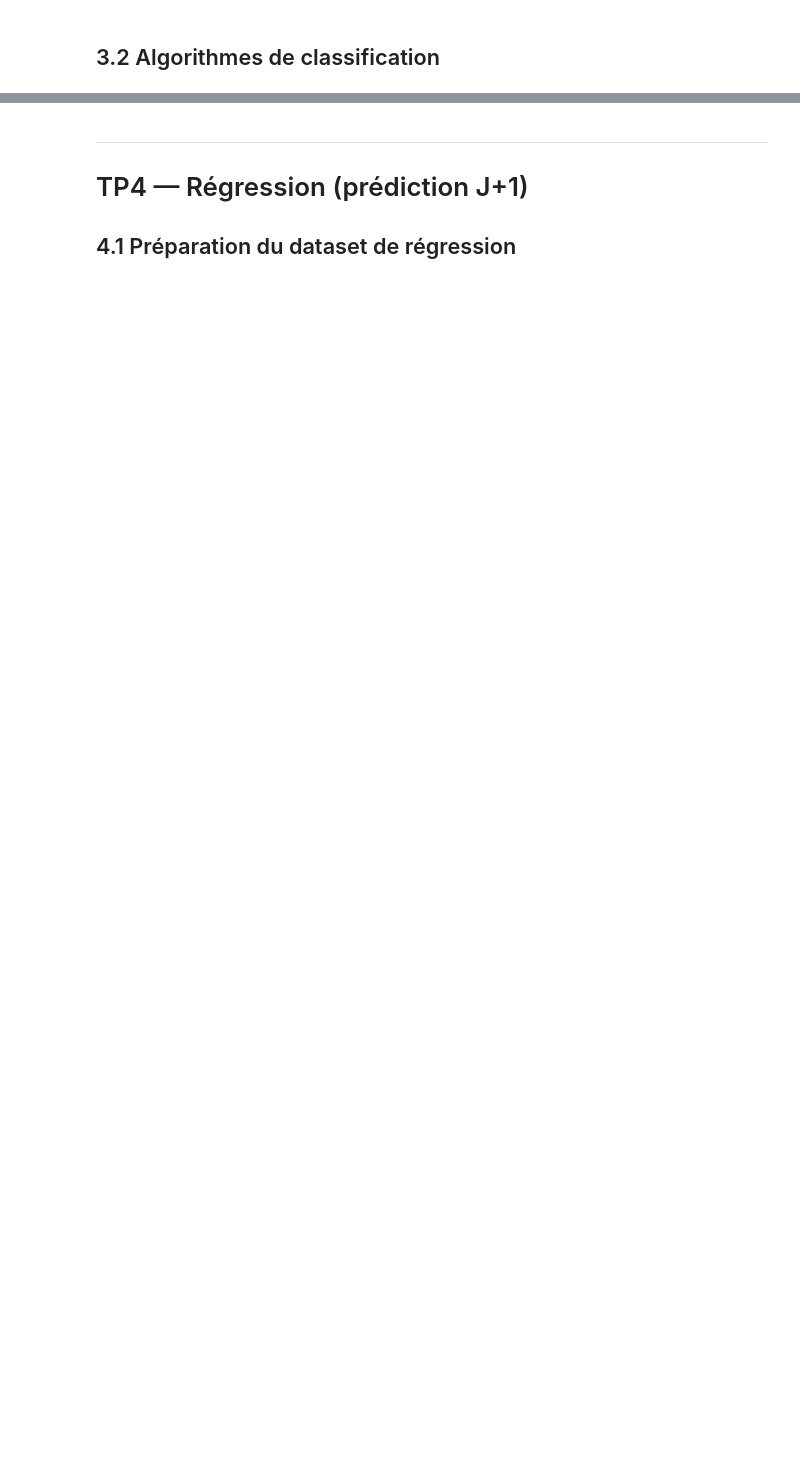
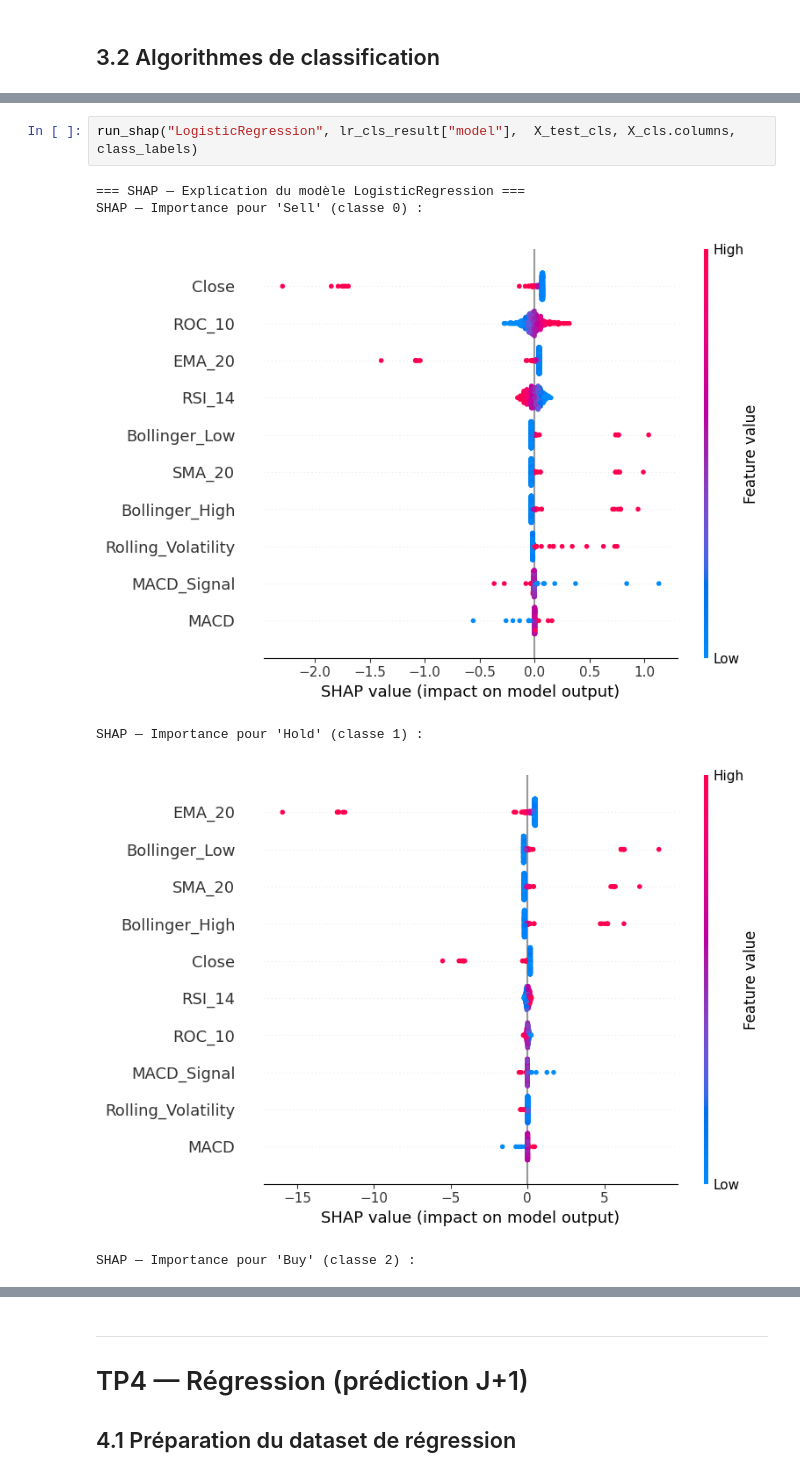
Before and after one commit to huimin-zhang-8/DS_finance, a Jupyter notebook: projet.ipynb, the cells around one changed output, grey strips where cells are left out. Drawn from its saved outputs; the diff is of its cells as text; blank space fills up the shorter version.

```diff
--- a/projet.ipynb
+++ b/projet.ipynb
@@ -733,0 +862,9 @@ weighted avg       0.50      0.47      0.32      9597
+# %%
+run_shap("LogisticRegression", lr_cls_result["model"],  X_test_cls, X_cls.columns, class_labels)
+# %% [output]
+=== SHAP — Explication du modèle LogisticRegression ===
+SHAP — Importance pour 'Sell' (classe 0) :
+[figure, added]
+SHAP — Importance pour 'Hold' (classe 1) :
+[figure, added]
+SHAP — Importance pour 'Buy' (classe 2) :
```
Also changed, not shown: parts of 50 cells of this notebook, 46 other files.
